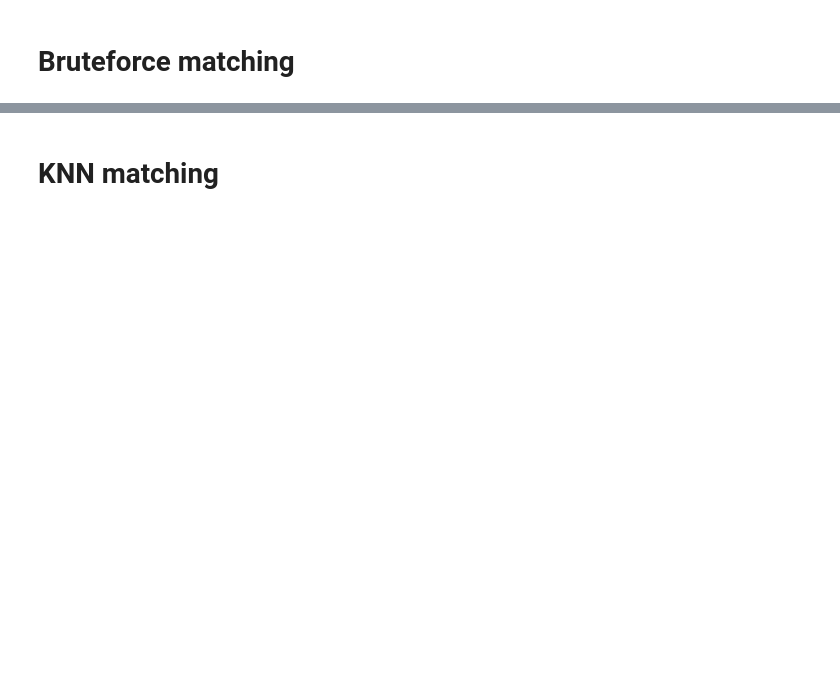
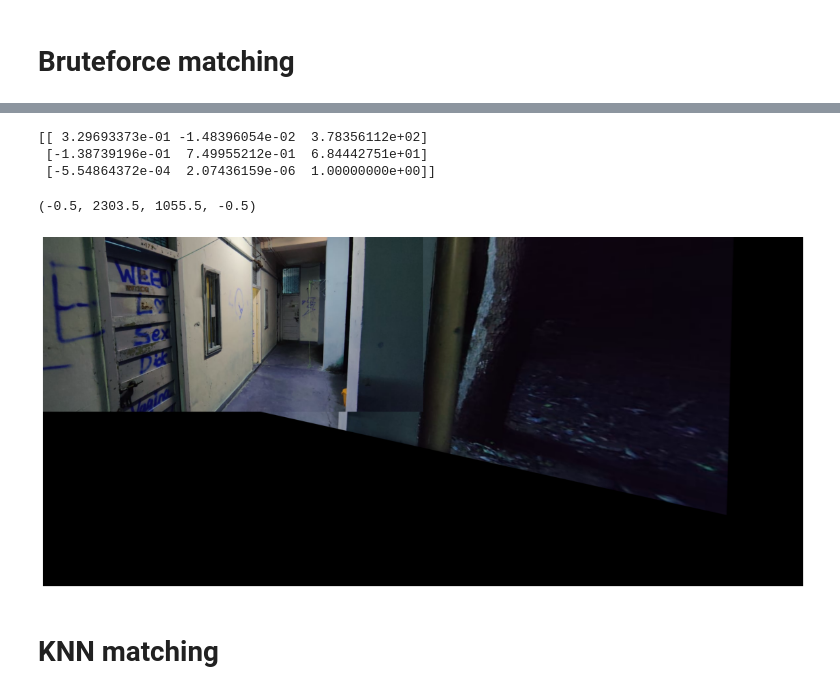
Before and after one commit to relaxxpls/Camera-Scanner, a Jupyter notebook: solve.ipynb, the cells around one changed output, grey strips where cells are left out. Cells and saved outputs as stored; diff of their text form; code cells hidden in the pictures; blank space fills up the shorter version.

```diff
--- a/solve.ipynb
+++ b/solve.ipynb
@@ -72,3 +73,31 @@ Raw matches (Brute force): 207
+# %%
+# ? construct the two sets of points
+ptsA = np.float32([kpsA[m.queryIdx].pt for m in matches])
+ptsB = np.float32([kpsB[m.trainIdx].pt for m in matches])
+
+# ? estimate the homography between the sets of points
+H, status = cv2.findHomography(
+    ptsA, ptsB, cv2.RANSAC, ransacReprojThreshold=4
+)
+print(H)
+
+# ? apply panorama correction
+height = trainImg.shape[0] + queryImg.shape[0]
+width = trainImg.shape[1] + queryImg.shape[1]
+
+result = np.zeros((height, width, 3), dtype=np.uint8)
+result = cv2.warpPerspective(trainImg, H, (width, height))
+result[0 : queryImg.shape[0], 0 : queryImg.shape[1]] = queryImg
+
+plt.figure(figsize=(20, 10))
+plt.imshow(result)
+plt.axis('off')
+# %% [output]
+[[ 3.29693373e-01 -1.48396054e-02  3.78356112e+02]
+ [-1.38739196e-01  7.49955212e-01  6.84442751e+01]
+ [-5.54864372e-04  2.07436159e-06  1.00000000e+00]]
+(-0.5, 2303.5, 1055.5, -0.5)
+[figure, added]
 # %% [markdown]
 # KNN matching
 # %%
```
Also changed, not shown: parts of 8 cells of this notebook.
